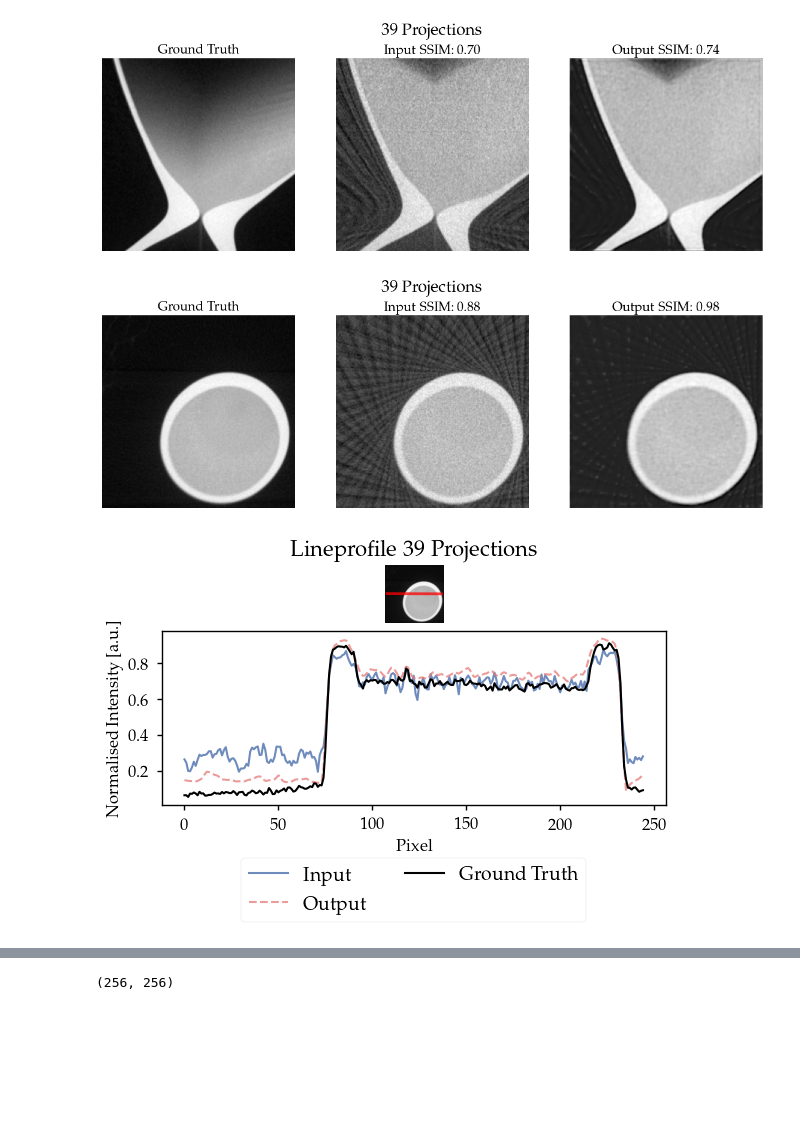
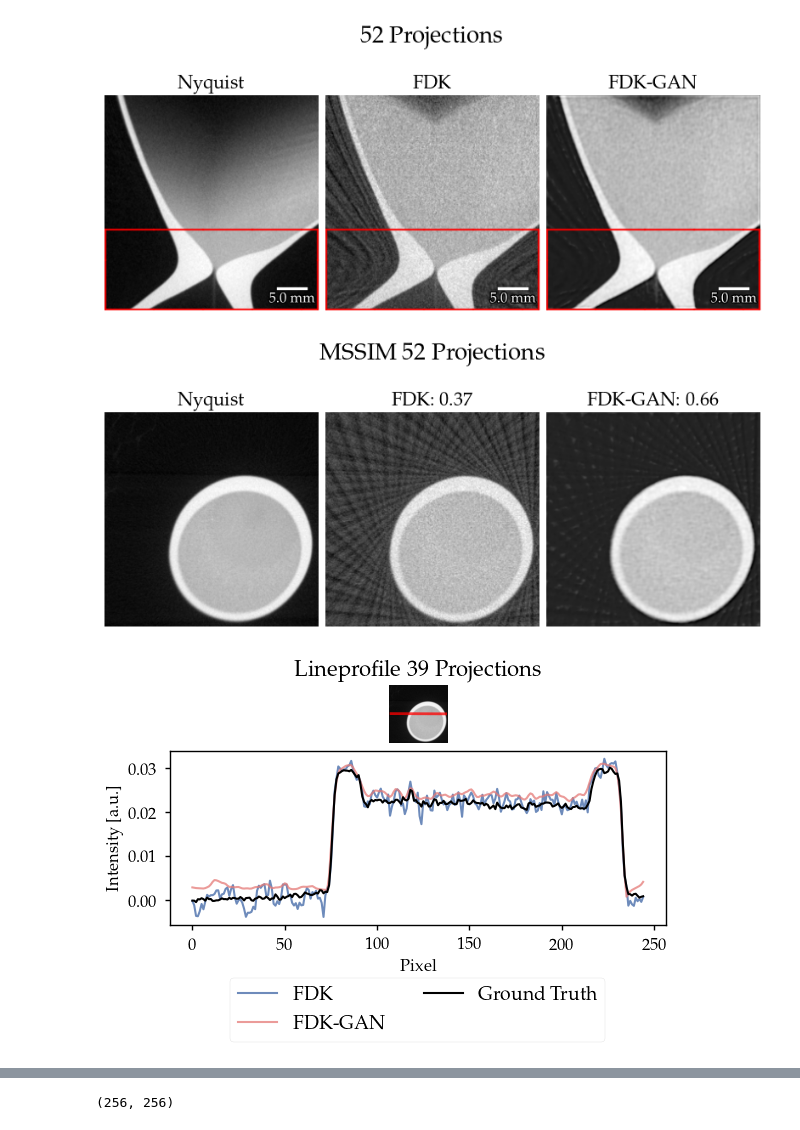
Before and after one commit to RubenDragland/4D_CT, a Jupyter notebook: Analysis/hourglass_inference_4D.ipynb, the cells around one changed output, grey strips where cells are left out. Drawn from its saved outputs; the diff is of its cells as text; code cells hidden in the pictures; blank space fills up the shorter version.

```diff
--- a/Analysis/hourglass_inference_4D.ipynb
+++ b/Analysis/hourglass_inference_4D.ipynb
@@ -84,62 +84,68 @@ for j,(id,key) in enumerate(zip(identifiers, keys)):
     load_path = os.path.join(root, load_name)
     crossections[key]= np.squeeze(np.load(load_path))
 # %%
-# plt.imshow(img1, cmap="gray")
-# plt.show()
-# plt.imshow(imggt, cmap="gray")
-# plt.show()
-# plt.imshow(img2, cmap="gray")
-# plt.show()
-
-slgt = ( crossections["gt"][:,:,180] - np.min(crossections["gt"]) ) / ( np.max(crossections["gt"]) - np.min(crossections["gt"]) )
-slin = ( crossections["39"][:,:,180] - np.min(crossections["39"]) ) / ( np.max(crossections["39"]) - np.min(crossections["39"]) )
-slout = crossections["39_enhanced"][:,:,180] - np.min(crossections["39_enhanced"]) / ( np.max(crossections["39_enhanced"]) - np.min(crossections["39_enhanced"]) )
+slice_norm = lambda x, ref : x* (np.max(ref) - np.min(ref)) + np.min(ref)
+slgt = ( crossections["gt"][:,:,180] )#- np.min(crossections["gt"]) ) / ( np.max(crossections["gt"]) - np.min(crossections["gt"]) )
+slin = ( crossections["39"][:,:,180] )#- np.min(crossections["39"]) ) / ( np.max(crossections["39"]) - np.min(crossections["39"]) )
+slout = slice_norm(crossections["39_enhanced"][:,:,180], crossections["gt"]) # - np.min(crossections["39_enhanced"]) / ( np.max(crossections["39_enhanced"]) - np.min(crossections["39_enhanced"]) )
 
 ssin, _ = evaluate(slgt, slin, normalise=False)
 ssout,_ = evaluate(slgt, slout, normalise=False)
 
 varin = None
 varout = None #RSD: New metric.
 
+mask = [[160, i] for i in range(256)]
+mask.extend([[255, i] for i in range(256)])
+mask.extend([[i, 1] for i in range(160,256)])
+mask.extend([[i, 255] for i in range(160,256)])
+mask = np.array(mask).T
+
 plot_slice_grid(
     [slgt, slin, slout],
-    ["Fully Sampled", f"Input SSIM: {ssin:.2f}", f"Output SSIM: {ssout:.2f}"],
-    bar=False,
+    ["Nyquist", f"FDK", f"FDK-GAN"],
+    bar=True,
+    scalebar_kwargs = scale_kwargs,
     folder ="Hourglass4D",
-    suptitle="39 Projections",
-    savefig=False,
-    savefile="Hourglass4D_39_projections",)
+    suptitle="52 Projections",
+    savefig=True,
+    savefile="Hourglass4D_39_projections",
+    mask=mask,
+    fs = (1,2))
+
+#RSD: Red line is crossection. Inside rec box is MSSIM and PSNR score for total.
 
 h = 160
 
-slgt = (crossections["gt"][h] - np.min(crossections["gt"])) / ( np.max(crossections["gt"]) - np.min(crossections["gt"]) )
-slin = (crossections["39"][h] - np.min(crossections["39"])) / ( np.max(crossections["39"]) - np.min(crossections["39"]) )
-slout =( crossections["39_enhanced"][h] - np.min(crossections["39_enhanced"])) / ( np.max(crossections["39_enhanced"]) - np.min(crossections["39_enhanced"]) )
+slgt = (crossections["gt"][h]) # - np.min(crossections["gt"])) / ( np.max(crossections["gt"]) - np.min(crossections["gt"]) )
+slin = (crossections["39"][h]) # - np.min(crossections["39"])) / ( np.max(crossections["39"]) - np.min(crossections["39"]) )
+slout = slice_norm( crossections["39_enhanced"][h], crossections["gt"]) #- np.min(crossections["39_enhanced"])) / ( np.max(crossections["39_enhanced"]) - np.min(crossections["39_enhanced"]) )
 
-ssin, _ = evaluate(slgt, slin, normalise=False)
-ssout,_ = evaluate(slgt, slout, normalise=False)
+ssin, _ = utils.calc_mssim(slgt, slin) #evaluate(slgt, slin, normalise=False)
+ssout,_ = utils.calc_mssim(slgt, slout) #evaluate(slgt, slout, normalise=False)
 
 
 plot_slice_grid(
     [slgt, slin, slout],
-    ["Ground Truth", f"Input SSIM: {ssin:.2f}", f"Output SSIM: {ssout:.2f}"],
+    ["Nyquist", f"FDK: {ssin:.2f}", f"FDK-GAN: {ssout:.2f}"],
     bar=False,
     folder ="Hourglass4D",
-    suptitle="39 Projections",
-    savefig=False,
-    savefile="Hourglass4D_crossection_39_projections",)
+    suptitle="MSSIM 52 Projections",
+    savefig=True,
+    savefile="Hourglass4D_crossection_39_projections",
+    fs = (1,2))
 # %% [output]
-[figure, old version]
+[figure, new version]
-[figure, old version]
+[figure, new version]
 # %%
 # Line profile
 
-input_norm = (crossections["39"][h]- np.min(crossections['39'])) / (np.max(crossections["39"]) - np.min(crossections['39']))
-gt_norm = (crossections["gt"][h]- np.min(crossections['gt'])) / (np.max(crossections["gt"]) - np.min(crossections['gt']))
-output_norm = (crossections["39_enhanced"][h]- np.min(crossections['39_enhanced'])) / (np.max(crossections["39_enhanced"]) - np.min(crossections['39_enhanced']))
+input_norm = (crossections["39"][h])#- np.min(crossections['39'])) / (np.max(crossections["39"]) - np.min(crossections['39']))
+gt_norm = (crossections["gt"][h])#- np.min(crossections['gt'])) / (np.max(crossections["gt"]) - np.min(crossections['gt']))
+output_norm = slice_norm(crossections["39_enhanced"][h], crossections["gt"])#- np.min(crossections['39_enhanced'])) / (np.max(crossections["39_enhanced"]) - np.min(crossections['39_enhanced']))
 
 imgs = [input_norm, output_norm]
-labels = ["Input", "Output"]
+labels = ["FDK", "FDK-GAN"]
 plot_line_profile(imgs, labels, gt_norm, idxs= [128, 129, 10,255], folder="Hourglass4D", title="Lineprofile 39 Projections", savefig=True, savefile="Hourglass4D_line_profile_39_projections")
 
 
@@ -148,5 +154,5 @@ plot_line_profile(imgs, labels, gt_norm, idxs= [128, 129, 10,255], folder="Hourg
 # ax2.xcorr(gt_norm[128].flatten(), output_norm[128].flatten(), usevlines=True, maxlags=None, normed=False)
 # plt.show()
 # %% [output]
-[figure, old version]
+[figure, new version]
 # %%
```
Also changed, not shown: parts of 3 cells of this notebook, 1 other file.
